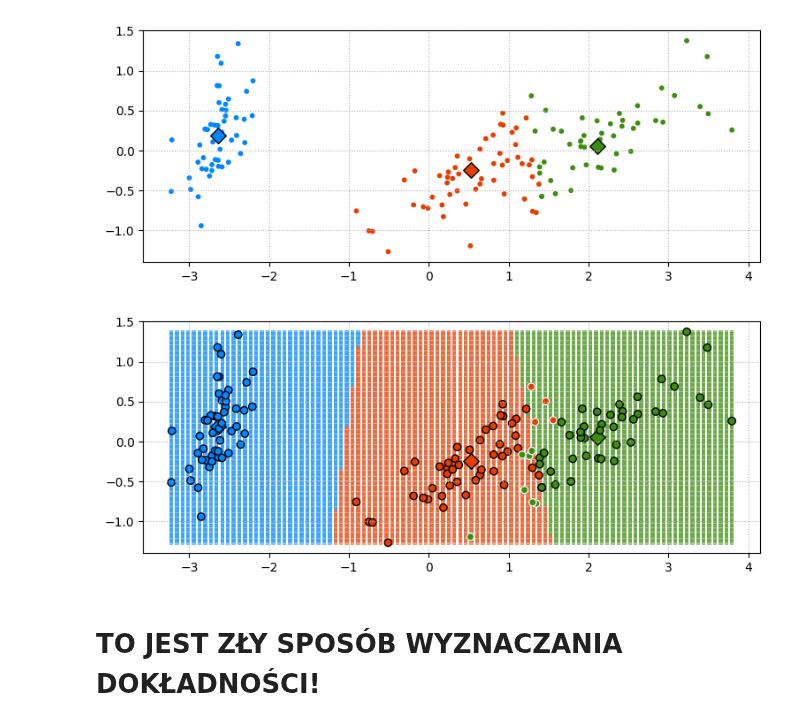
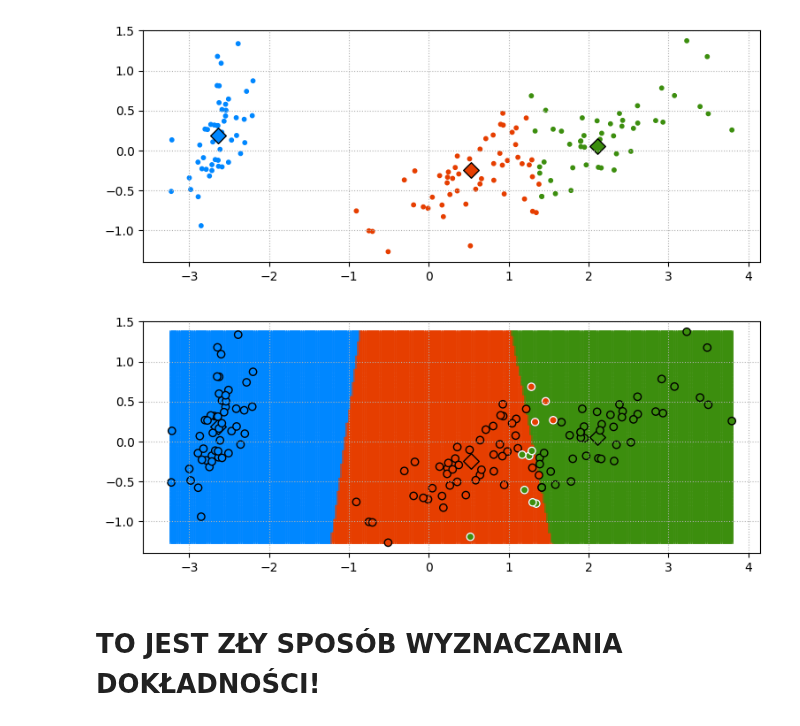
Before and after one commit to w4k2/umlc, a Jupyter notebook: 00_klasyfikacja/notebook.ipynb, the cells around one changed output. Saved outputs shown, nothing was run; the diff lists cells and outputs as text; code cells hidden in the pictures.

```diff
--- a/00_klasyfikacja/notebook.ipynb
+++ b/00_klasyfikacja/notebook.ipynb
@@ -83,38 +83,38 @@ ax.grid(True, ls=':')
 # %%
 fig, ax = plt.subplots(1, 1, figsize=(1.5 * BW, 1.5 * BW))
 
-P = 100
+P = 300
 xmin, ymin = np.min(x, axis=0)
 xmax, ymax = np.max(x, axis=0)
 
 xx, yy = np.meshgrid(
     np.linspace(xmin, xmax, P),
     np.linspace(ymin, ymax, P)
 )
 
 space = np.c_[xx.ravel(), yy.ravel()]
 
 s_label = nearest_centroid(space, centroids)
 
 # Plot space
-ax.scatter(*space.T, c=colors[s_label], marker="s", s=11, edgecolors='none', alpha=0.5)
+ax.scatter(*space.T, c=colors[s_label], marker="s", s=8, edgecolors='none', alpha=0.5)
 
 for c, center in zip(colors, centroids):
     ax.scatter(*center, marker="D", s=80, facecolor=c, edgecolors='k')
 
 # Plot points
 ax.scatter(*x.T, edgecolors='k', facecolor=colors[y])
 
 # Plot misses
 y_pred = nearest_centroid(x, centroids)
 x_miss = y_pred != y
 ax.scatter(*x[x_miss].T, edgecolors='w', facecolor=colors[y[x_miss]])
 
 
 ax.set_aspect('equal')
 ax.grid(True, ls=':')
 # %% [output]
-[figure, old version]
+[figure, new version]
 # %% [markdown]
 # TO JEST ZŁY SPOSÓB WYZNACZANIA DOKŁADNOŚCI!
 # %%
```
